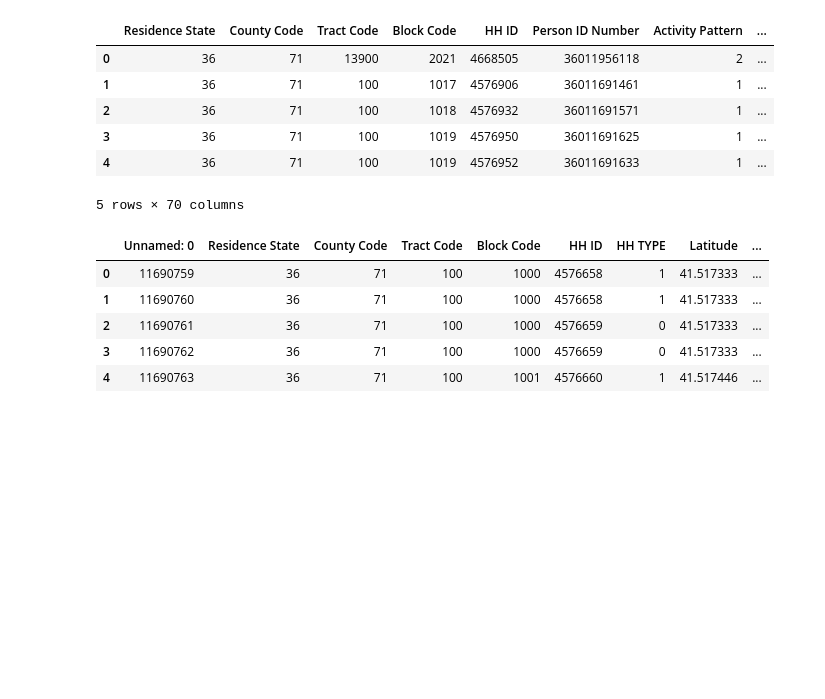
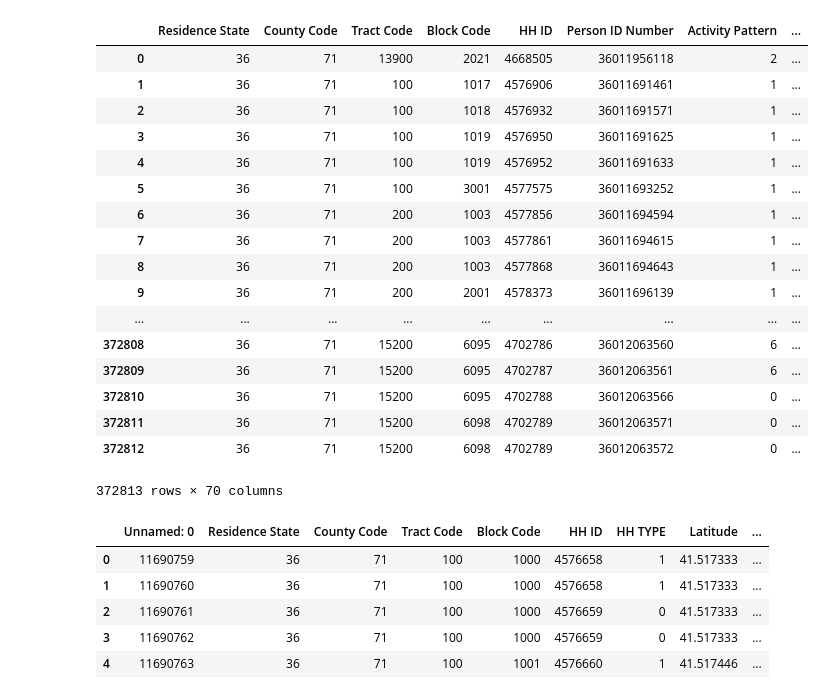
Before and after one commit to wylya/467_Stuff, a Jupyter notebook: 467 Counties-2.ipynb, the cells around one changed output. Cells and saved outputs as stored; diff of their text form; code cells hidden in the pictures; blank space fills up the shorter version.

```diff
--- a/467 Counties-2.ipynb
+++ b/467 Counties-2.ipynb
@@ -6,15 +6,26 @@ import math
 run1OC = pd.read_csv("NewYork_36071_Module6NN1stRun.csv")
 run2OC = pd.read_csv("NewYork36071Module1NN2ndRun.csv")
 # %%
-run1OC.head()
+run1OC
 # %% [output]
 |  | Residence State | County Code | Tract Code | Block Code | HH ID | Person ID Number | Activity Pattern | ... |
 | 0 | 36 | 71 | 13900 | 2021 | 4668505 | 36011956118 | 2 | ... |
 | 1 | 36 | 71 | 100 | 1017 | 4576906 | 36011691461 | 1 | ... |
 | 2 | 36 | 71 | 100 | 1018 | 4576932 | 36011691571 | 1 | ... |
 | 3 | 36 | 71 | 100 | 1019 | 4576950 | 36011691625 | 1 | ... |
 | 4 | 36 | 71 | 100 | 1019 | 4576952 | 36011691633 | 1 | ... |
+| 5 | 36 | 71 | 100 | 3001 | 4577575 | 36011693252 | 1 | ... |
+| 6 | 36 | 71 | 200 | 1003 | 4577856 | 36011694594 | 1 | ... |
+| 7 | 36 | 71 | 200 | 1003 | 4577861 | 36011694615 | 1 | ... |
+| 8 | 36 | 71 | 200 | 1003 | 4577868 | 36011694643 | 1 | ... |
+| 9 | 36 | 71 | 200 | 2001 | 4578373 | 36011696139 | 1 | ... |
+| ... | ... | ... | ... | ... | ... | ... | ... | ... |
+| 372808 | 36 | 71 | 15200 | 6095 | 4702786 | 36012063560 | 6 | ... |
+| 372809 | 36 | 71 | 15200 | 6095 | 4702787 | 36012063561 | 6 | ... |
+| 372810 | 36 | 71 | 15200 | 6095 | 4702788 | 36012063566 | 0 | ... |
+| 372811 | 36 | 71 | 15200 | 6098 | 4702789 | 36012063571 | 0 | ... |
+| 372812 | 36 | 71 | 15200 | 6098 | 4702789 | 36012063572 | 0 | ... |
-5 rows × 70 columns
+372813 rows × 70 columns
 # %%
 run2OC.head()
 # %% [output]
```
Also changed, not shown: parts of 30 cells of this notebook.
